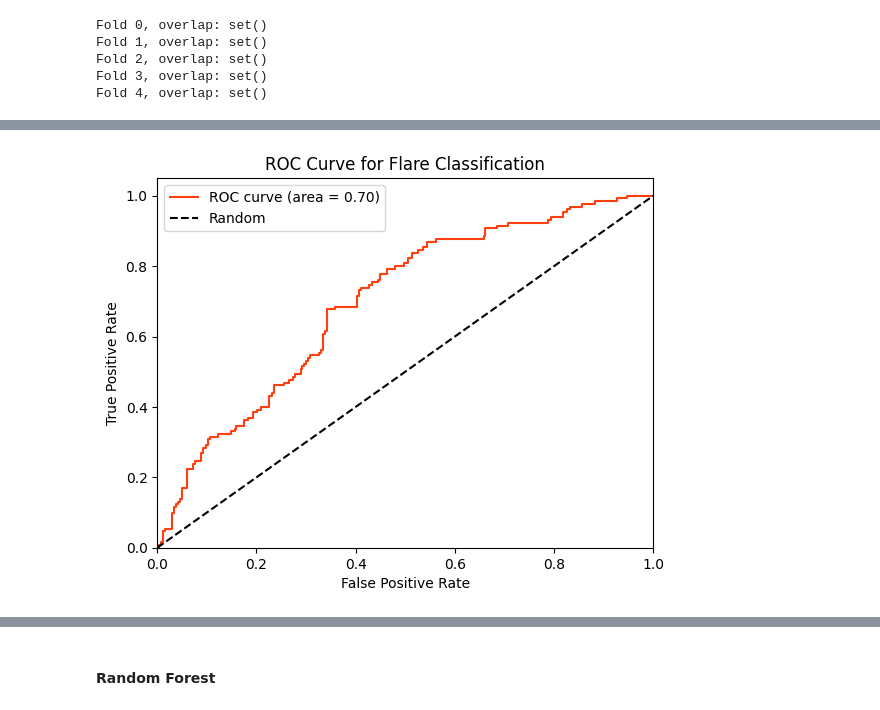
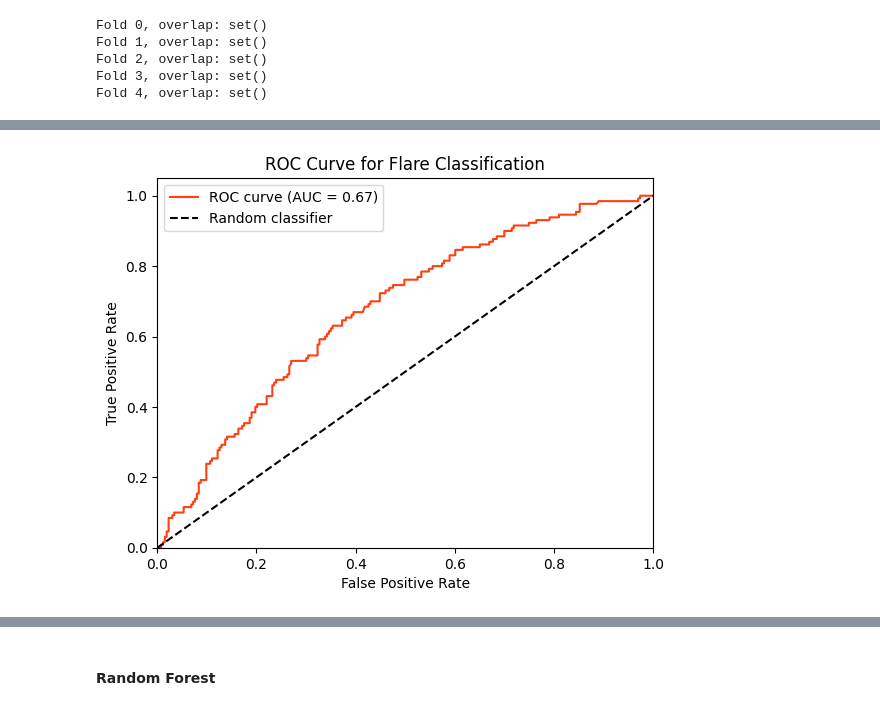
Before and after one commit to konnatzeik/Master_Thesis, a Jupyter notebook: notebooks/02_modeling.ipynb, the cells around one changed output, grey strips where cells are left out. Drawn from its saved outputs; the diff is of its cells as text; code cells hidden in the pictures.

Commit message:
testing logistic regression

```diff
--- a/notebooks/02_modeling.ipynb
+++ b/notebooks/02_modeling.ipynb
@@ -53,6 +52,3 @@ Dropping columns with > 50% missing values: smoking, tjc_28, sjc_28, vas
-# %%
-df_cleaned.columns.to_list()
-df_cleaned['log_esr'] = np.log1p(df_cleaned['esr'])
 # %% [markdown]
 #### Initial checks of the modeling dataset
 # %%
@@ -164,3 +259,10 @@ imputation linear mixed  model for das28
+# %%
+from sklearn.impute import KNNImputer
+das28_feature= ['das28_score', 'das28_change']
+das28_transformer = Pipeline(steps=[
+    ('imputer', KNNImputer(n_neighbors=5)),
+    ('scaler', StandardScaler())
+])
 # %%
 group_kfold = GroupKFold(n_splits=5)
 stratified_group_kfold = StratifiedGroupKFold(n_splits=5)
@@ -364,23 +546,14 @@ Best CV score: 0.548994350762675
 # %%
-y_pred_lr = cross_val_predict(best_lr,
-                            X,
-                            y,
-                            cv=stratified_group_kfold,
-                            groups=groups,
-                            method='predict')
+y_prob_lr = cross_val_predict(best_lr, X, y, cv=stratified_group_kfold, groups=groups, method='predict_proba')[:, 1]
 
+y_threshold_lr = 0.4934  # Default threshold
+y_pred_lr = (y_prob_lr >= y_threshold_lr).astype(int)
 
-y_prob_lr = cross_val_predict(best_lr,
-                            X,
-                            y,
-                            cv=stratified_group_kfold,
-                            groups=groups,
-                            method='predict_proba')[:, 1]
-
-
-print(classification_report(y, y_pred_lr))
-print(f"Accuracy: {accuracy_score(y, y_pred_lr):.2f}")
-
-roc_auc = roc_auc_score(y, y_prob_lr)
-print(f"ROC AUC: {roc_auc:.2f}")
+# Compute and display metrics
+print("\n" + "="*60)
+print("LOGISTIC REGRESSION - RESULTS")
+print("="*60)
+print(classification_report(y, y_pred_lr, zero_division=0))
+print(f"ROC AUC: {roc_auc_score(y, y_prob_lr):.2f}")
+print("="*60)
 # %% [output]
@@ -404,18 +592,18 @@ array([[169,  94],
 # %%
 #Calculate the ROC curve
 fpr, tpr, thresholds = roc_curve(y, y_prob_lr)
 roc_auc = auc(fpr, tpr)
 
 #Plot the ROC curve
 plt.figure()
-plt.plot(fpr, tpr, color="#ff3f0f", lw=1.5, label='ROC curve (area = %0.2f)' % roc_auc)
-plt.plot([0, 1], [0, 1], 'k--', label='Random')
+plt.plot(fpr, tpr, color="#ff3f0f", lw=1.5, label='ROC curve (AUC = %0.2f)' % roc_auc)
+plt.plot([0, 1], [0, 1], 'k--', label='Random classifier')
 plt.xlim([0.0, 1.0])
 plt.ylim([0.0, 1.05])
 plt.xlabel('False Positive Rate')
 plt.ylabel('True Positive Rate')
 plt.title('ROC Curve for Flare Classification')
 plt.legend()
 plt.show()
 # %% [output]
-[figure, old version]
+[figure, new version]
```
Also changed, not shown: parts of 40 cells of this notebook.
